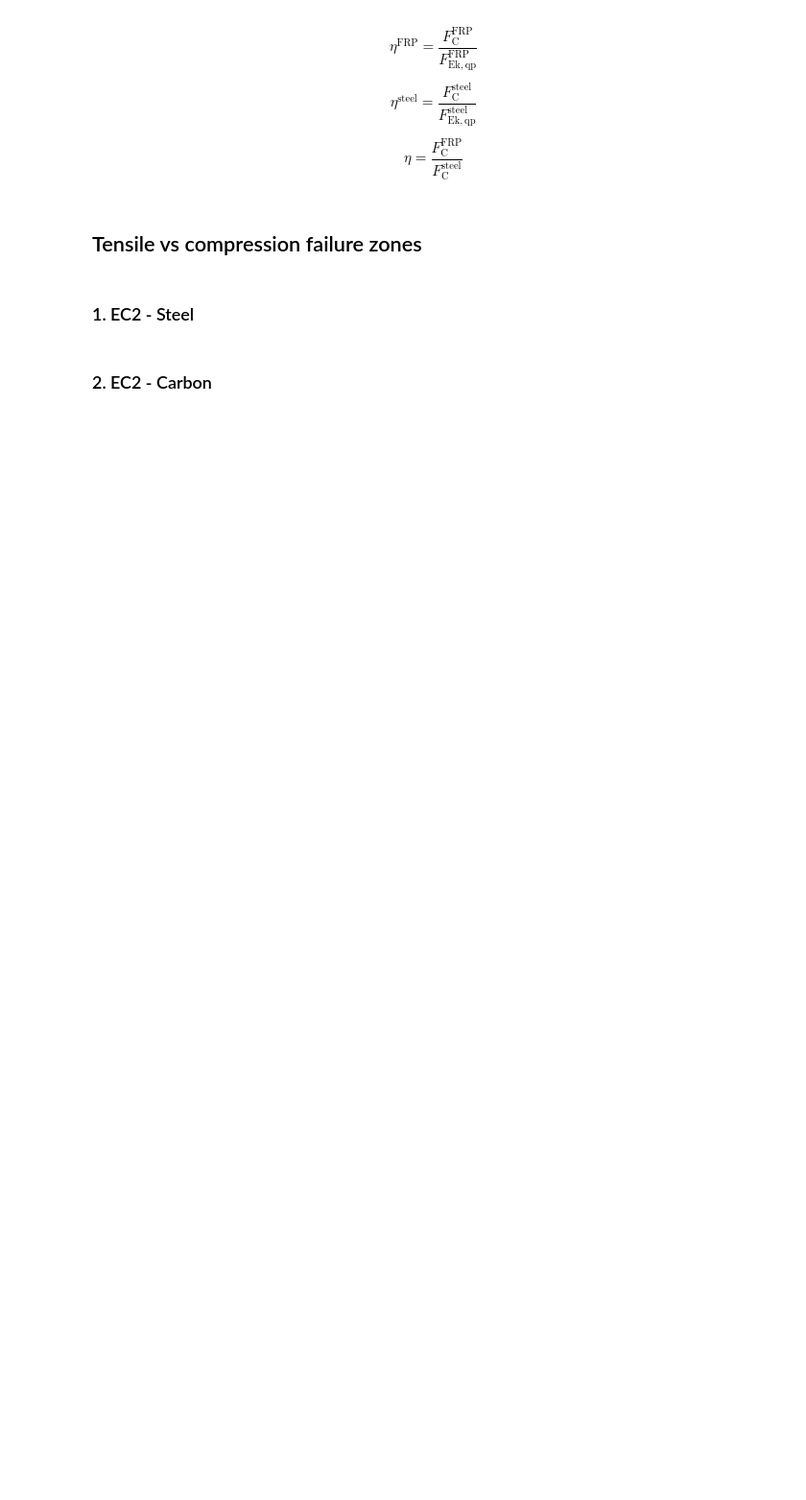
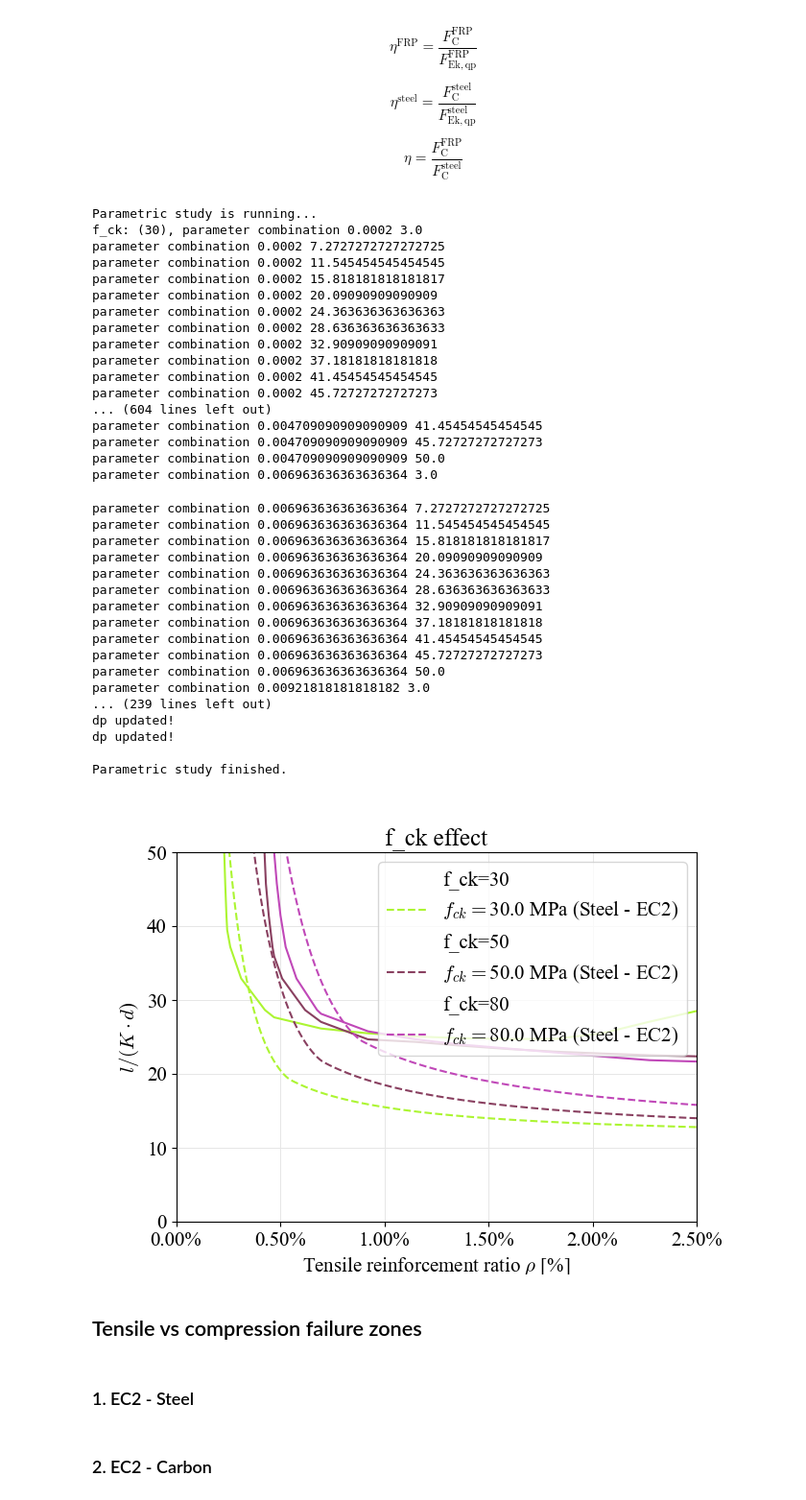
Before and after one commit to bmcs-group/bmcs_beam, a Jupyter notebook: notebooks/deflection/slenderness_curves/comparing_steel_and_carbon_curves.ipynb, the cells around one changed output. Shown at 96% size. Saved outputs shown, nothing was run; the diff lists cells and outputs as text; code cells hidden in the pictures; blank space fills up the shorter version.

```diff
--- a/notebooks/deflection/slenderness_curves/comparing_steel_and_carbon_curves.ipynb
+++ b/notebooks/deflection/slenderness_curves/comparing_steel_and_carbon_curves.ipynb
@@ -110,3 +164,0 @@ b_sls.n_i = 30
-# %%
-b_sls.rein_type = 'carbon_grid'
-b_sls.dense_quarter = True
@@ -117,40 +165,61 @@ b_sls.dense_quarter = True
-# %%
-b_sls.concrete_law = 'EC2 with plateau'
 # %%
 EC2.get_f_ctm_fl(b_sls.f_ck, 300)
-# %%
-b_sls.apply_material_factors = True
-b_sls.use_f_ctm_fl = False
-b_sls.concrete_law = 'EC2'
-# %%
-b_sls.f_ck=40
-dp = b_sls.dp
-dp.mc.cross_section_shape = 'I-shape'
-dp.mc.cross_section_shape_.H = 300
-dp.mc.cross_section_shape_.B_w = 100
-dp.mc.cross_section_shape_.B_f_bot = 100
-dp.mc.cross_section_shape_.B_f_top = 400
-dp.mc.cross_section_shape_.H_f_bot = 100
-dp.mc.cross_section_shape_.H_f_top = 100
 # %%
 params_config = [
 #     ['f_ctm', b_sls, [1* EC2.get_f_ctm_fl(b_sls.f_ck, 300), 2* EC2.get_f_ctm_fl(b_sls.f_ck, 300)]],
+#     ['f_ctm', b_sls, [0, 2, 5]],
 #     [['f_ck', b_sls, [30, 50, 70]], ['f_ctm', b_sls, [7.5, 10.58, 12]]],
 #         [['f_ck', b_sls, [10]], ['f_ctm', b_sls, [4]]],
-#     ['f_ck', b_sls, [50, 100]],
+    ['f_ck', b_sls, [30, 50, 80]],
 #     ['sls_to_uls_ratio', b_sls, [0.59, 0.51]]
 #     ['concrete_law', b_sls, ['EC2 with plateau', 'EC2']],
-    ['n_i', b_sls, [30]],
+#     ['n_i', b_sls, [30]],
 #     ['dense_quarter', b_sls, [True, False]],
 #     ['use_f_ctm_fl', b_sls, [True, False]],
 #     ['apply_material_factors', b_sls, [True, False]],
 #     ['rein_type', b_sls, ['carbon_grid', 'carbon_rebars']],
 #     ['H', b_sls.dp.mc.cross_section_shape_, [200, 400, 600]],
 #     ['B', b_sls.dp.mc.cross_section_shape_, [1000, 200]],
 #     [['B', b_sls.dp.mc.cross_section_shape_, [1000, 200, 300]], ['H', b_sls.dp.mc.cross_section_shape_, [300, 400, 700]]],
-    [['f_t', b_sls.dp.mc.cross_section_layout.items[0].matmod_, [1000]], ['E', b_sls.dp.mc.cross_section_layout.items[0].matmod_, [100000]]],
+#     [['f_t', b_sls.dp.mc.cross_section_layout.items[0].matmod_, [1000]], ['E', b_sls.dp.mc.cross_section_layout.items[0].matmod_, [100000]]],
     ]
 fig = ps.run(params_config, savefig=True)
+# %% [output]
+Parametric study is running...
+f_ck: (30), parameter combination 0.0002 3.0
+parameter combination 0.0002 7.2727272727272725
+parameter combination 0.0002 11.545454545454545
+parameter combination 0.0002 15.818181818181817
+parameter combination 0.0002 20.09090909090909
+parameter combination 0.0002 24.363636363636363
+parameter combination 0.0002 28.636363636363633
+parameter combination 0.0002 32.90909090909091
+parameter combination 0.0002 37.18181818181818
+parameter combination 0.0002 41.45454545454545
+parameter combination 0.0002 45.72727272727273
+... (604 lines left out)
+parameter combination 0.004709090909090909 41.45454545454545
+parameter combination 0.004709090909090909 45.72727272727273
+parameter combination 0.004709090909090909 50.0
+parameter combination 0.006963636363636364 3.0
+parameter combination 0.006963636363636364 7.2727272727272725
+parameter combination 0.006963636363636364 11.545454545454545
+parameter combination 0.006963636363636364 15.818181818181817
+parameter combination 0.006963636363636364 20.09090909090909
+parameter combination 0.006963636363636364 24.363636363636363
+parameter combination 0.006963636363636364 28.636363636363633
+parameter combination 0.006963636363636364 32.90909090909091
+parameter combination 0.006963636363636364 37.18181818181818
+parameter combination 0.006963636363636364 41.45454545454545
+parameter combination 0.006963636363636364 45.72727272727273
+parameter combination 0.006963636363636364 50.0
+parameter combination 0.00921818181818182 3.0
+... (239 lines left out)
+dp updated!
+dp updated!
+
+Parametric study finished.
+[figure, added]
 # %%
 fig, ax = plt.subplots()
 fig.set_size_inches(6, 4)
```
Also changed, not shown: parts of 15 cells of this notebook, 5 other files.
